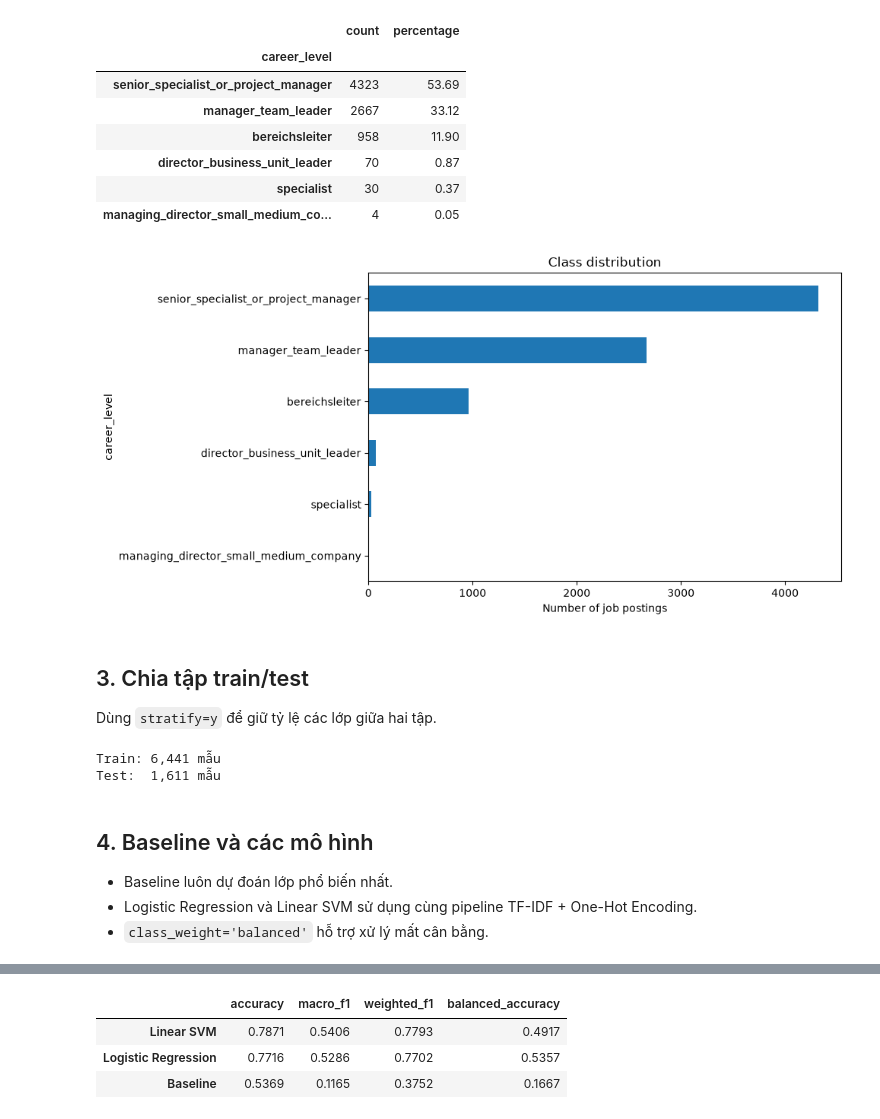
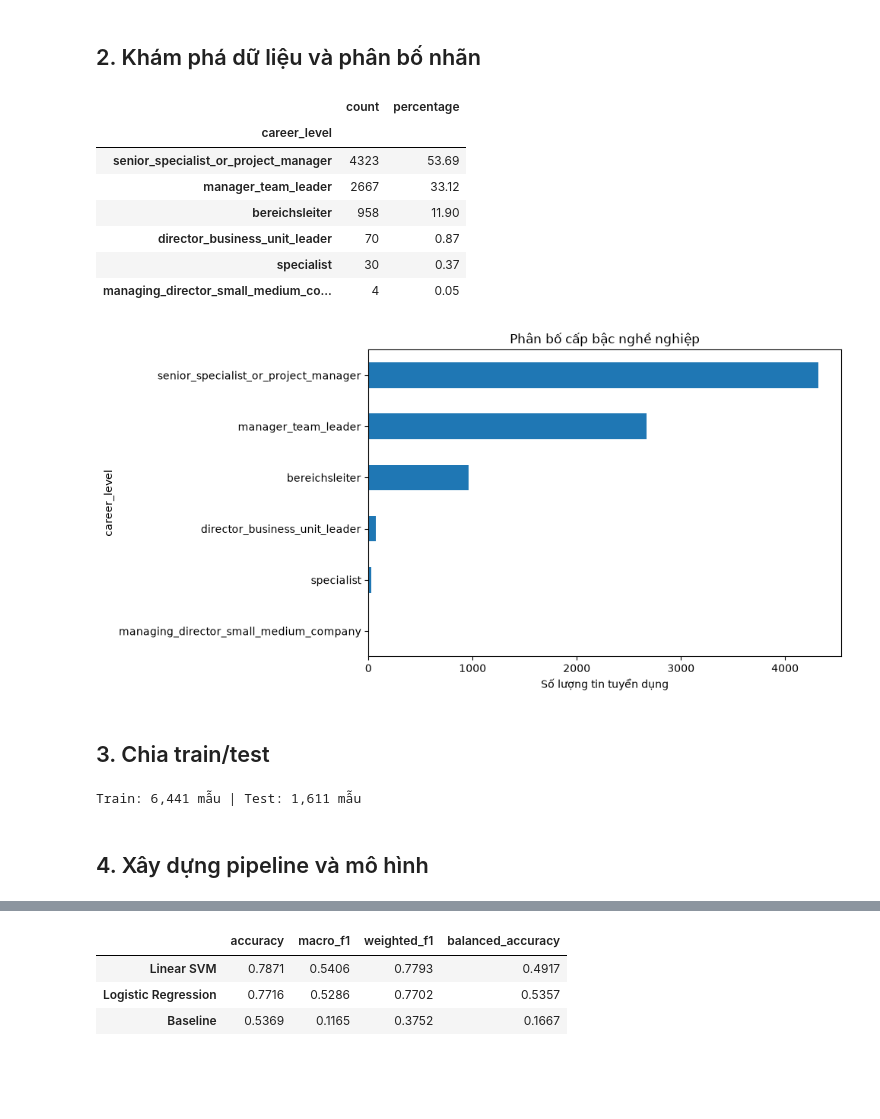
Before and after one commit to HoangGuom/job-classification, a Jupyter notebook: notebooks/job_level_classification.ipynb, the cells around one changed output, grey strips where cells are left out. Cells and saved outputs as stored; diff of their text form; code cells hidden in the pictures; blank space fills up the shorter version.

Commit message:
Simplify project to a standalone ML notebook

```diff
--- a/notebooks/job_level_classification.ipynb
+++ b/notebooks/job_level_classification.ipynb
@@ -45,0 +30,30 @@ Dataset mất cân bằng mạnh, vì vậy không thể chỉ dựa vào accura
+# %%
+PROJECT_ROOT = Path.cwd()
+if PROJECT_ROOT.name == "notebooks":
+    PROJECT_ROOT = PROJECT_ROOT.parent
+DATA_PATH = PROJECT_ROOT / "final_project.ods"
+
+columns = ["title", "location", "description", "function", "industry", "career_level"]
+
+def clean_text(value):
+    value = html.unescape(str(value)).replace("Â", " ")
+    return re.sub(r"\s+", " ", value).strip()
+
+def normalize_location(value):
+    value = clean_text(value)
+    match = re.search(r"(?:,|\s)\s*([A-Z]{2})$", value)
+    return match.group(1) if match else value
+
+data = pd.read_excel(DATA_PATH, dtype=str, engine="odf")
+data = data[columns].dropna().drop_duplicates().copy()
+for column in columns:
+    data[column] = data[column].map(clean_text)
+data = data[(data[columns] != "").all(axis=1)].copy()
+data["location"] = data["location"].map(normalize_location)
+data["combined_text"] = (
+    data["title"] + " " + data["title"] + " "
+    + data["description"] + " " + data["industry"]
+)
+
+print(f"Dữ liệu sau làm sạch: {len(data):,} dòng")
+display(data.head(3))
@@ -46,45 +66,35 @@ Dataset mất cân bằng mạnh, vì vậy không thể chỉ dựa vào accura
+# %% [markdown]
+## 2. Khám phá dữ liệu và phân bố nhãn
 # %%
 class_counts = data["career_level"].value_counts()
 display(pd.DataFrame({
     "count": class_counts,
     "percentage": (class_counts / len(data) * 100).round(2),
 }))
-
-class_counts.sort_values().plot(kind="barh", figsize=(10, 5), title="Class distribution")
-plt.xlabel("Number of job postings")
+class_counts.sort_values().plot(kind="barh", figsize=(10, 5), title="Phân bố cấp bậc nghề nghiệp")
+plt.xlabel("Số lượng tin tuyển dụng")
 plt.tight_layout()
 plt.show()
 # %% [output]
 |  | count | percentage |
 | career_level |  |  |
 | senior_specialist_or_project_manager | 4323 | 53.69 |
 | manager_team_leader | 2667 | 33.12 |
 | bereichsleiter | 958 | 11.90 |
 | director_business_unit_leader | 70 | 0.87 |
 | specialist | 30 | 0.37 |
 | managing_director_small_medium_co... | 4 | 0.05 |
-[figure, old version]
+[figure, new version]
-# %% [markdown]
-## 3. Chia tập train/test
-
-Dùng `stratify=y` để giữ tỷ lệ các lớp giữa hai tập.
+# %% [markdown]
+## 3. Chia train/test
 # %%
-X, y = split_features_target(data)
+X = data[["combined_text", "location", "function"]]
+y = data["career_level"]
 X_train, X_test, y_train, y_test = train_test_split(
-    X,
-    y,
-    test_size=0.20,
-    random_state=RANDOM_STATE,
-    stratify=y,
+    X, y, test_size=0.20, random_state=RANDOM_STATE, stratify=y
 )
-print(f"Train: {len(X_train):,} mẫu")
-print(f"Test:  {len(X_test):,} mẫu")
+print(f"Train: {len(X_train):,} mẫu | Test: {len(X_test):,} mẫu")
 # %% [output]
-Train: 6,441 mẫu
-Test:  1,611 mẫu
+Train: 6,441 mẫu | Test: 1,611 mẫu
-# %% [markdown]
-## 4. Baseline và các mô hình
-
-- Baseline luôn dự đoán lớp phổ biến nhất.
-- Logistic Regression và Linear SVM sử dụng cùng pipeline TF-IDF + One-Hot Encoding.
-- `class_weight='balanced'` hỗ trợ xử lý mất cân bằng.
+# %% [markdown]
+## 4. Xây dựng pipeline và mô hình
```
Also changed, not shown: parts of 16 cells of this notebook, 23 other files.
